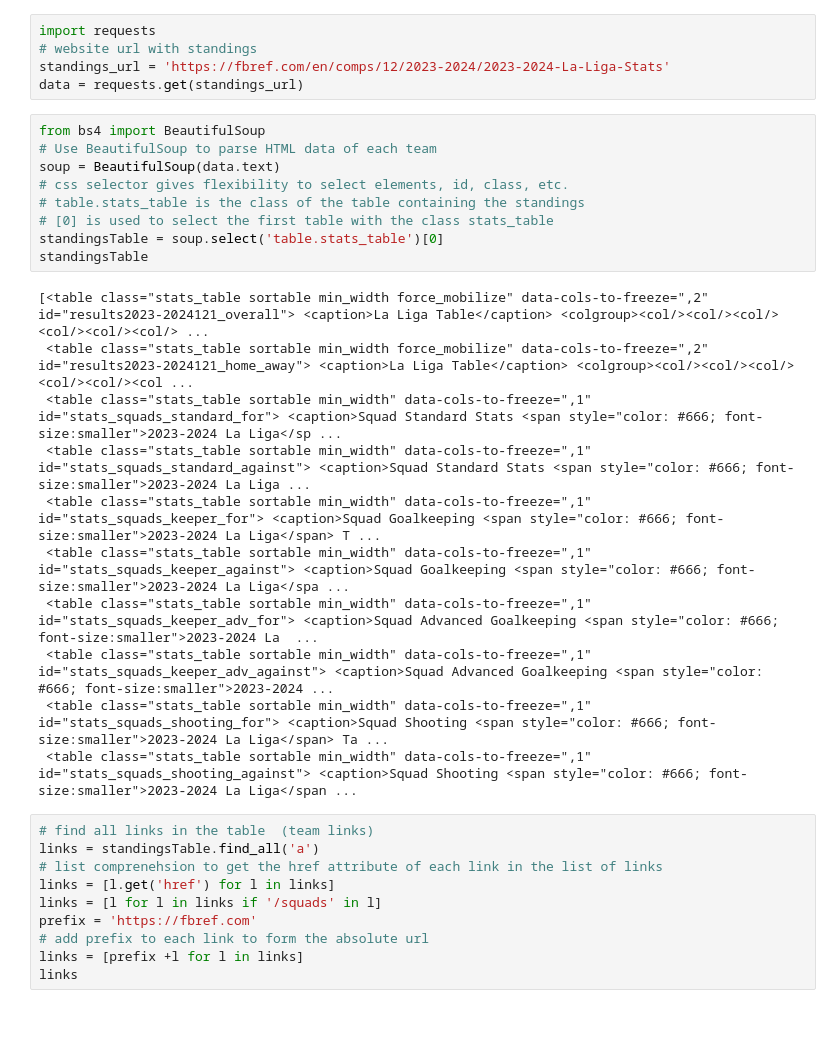
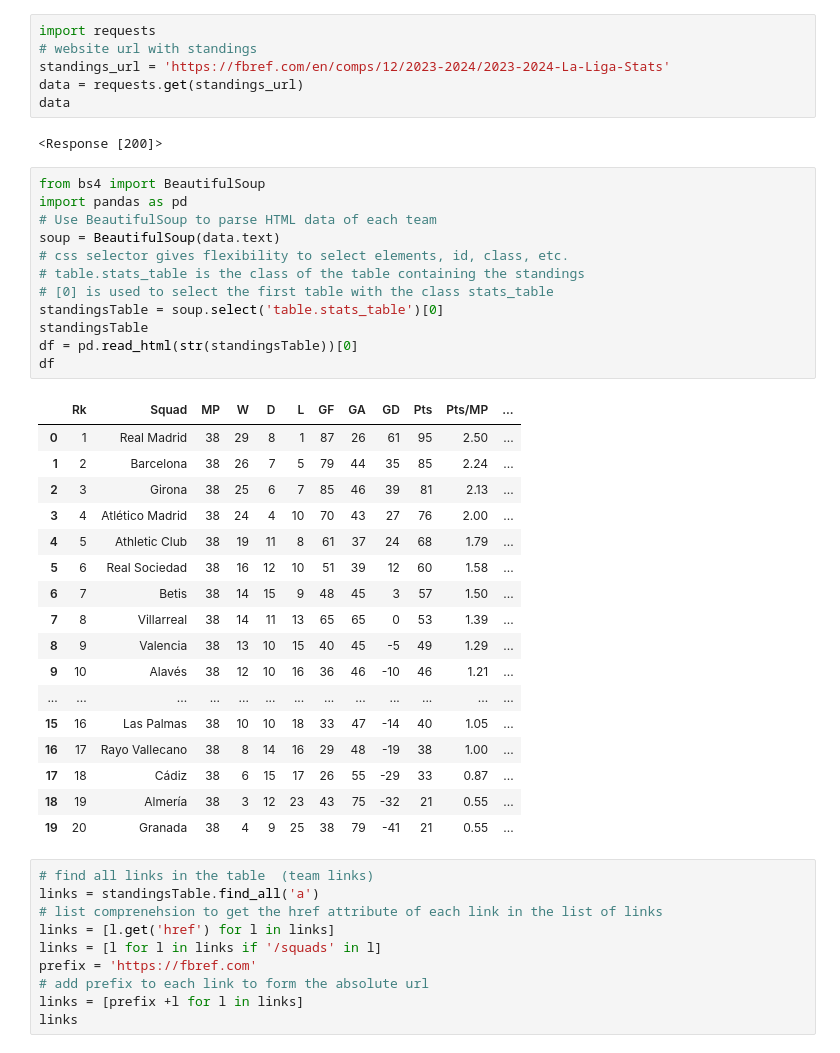
Before and after one commit to ahmadbasyouni10/crypto-stream, a Jupyter notebook: scraping.ipynb, the cells around one changed output. Drawn from its saved outputs; the diff is of its cells as text; blank space fills up the shorter version.

```diff
--- a/scraping.ipynb
+++ b/scraping.ipynb
@@ -3,26 +3,39 @@ import requests
 # website url with standings
 standings_url = 'https://fbref.com/en/comps/12/2023-2024/2023-2024-La-Liga-Stats'
 data = requests.get(standings_url)
+data
+# %% [output]
+<Response [200]>
 # %%
 from bs4 import BeautifulSoup
+import pandas as pd
 # Use BeautifulSoup to parse HTML data of each team
 soup = BeautifulSoup(data.text)
 # css selector gives flexibility to select elements, id, class, etc.
 # table.stats_table is the class of the table containing the standings
 # [0] is used to select the first table with the class stats_table
 standingsTable = soup.select('table.stats_table')[0]
 standingsTable
+df = pd.read_html(str(standingsTable))[0]
+df
 # %% [output]
-[<table class="stats_table sortable min_width force_mobilize" data-cols-to-freeze=",2" id="results2023-2024121_overall"> <caption>La Liga Table</caption> <colgroup><col/><col/><col/><col/><col/><col/> ...
- <table class="stats_table sortable min_width force_mobilize" data-cols-to-freeze=",2" id="results2023-2024121_home_away"> <caption>La Liga Table</caption> <colgroup><col/><col/><col/><col/><col/><col ...
- <table class="stats_table sortable min_width" data-cols-to-freeze=",1" id="stats_squads_standard_for"> <caption>Squad Standard Stats <span style="color: #666; font-size:smaller">2023-2024 La Liga</sp ...
- <table class="stats_table sortable min_width" data-cols-to-freeze=",1" id="stats_squads_standard_against"> <caption>Squad Standard Stats <span style="color: #666; font-size:smaller">2023-2024 La Liga ...
- <table class="stats_table sortable min_width" data-cols-to-freeze=",1" id="stats_squads_keeper_for"> <caption>Squad Goalkeeping <span style="color: #666; font-size:smaller">2023-2024 La Liga</span> T ...
- <table class="stats_table sortable min_width" data-cols-to-freeze=",1" id="stats_squads_keeper_against"> <caption>Squad Goalkeeping <span style="color: #666; font-size:smaller">2023-2024 La Liga</spa ...
- <table class="stats_table sortable min_width" data-cols-to-freeze=",1" id="stats_squads_keeper_adv_for"> <caption>Squad Advanced Goalkeeping <span style="color: #666; font-size:smaller">2023-2024 La  ...
- <table class="stats_table sortable min_width" data-cols-to-freeze=",1" id="stats_squads_keeper_adv_against"> <caption>Squad Advanced Goalkeeping <span style="color: #666; font-size:smaller">2023-2024 ...
- <table class="stats_table sortable min_width" data-cols-to-freeze=",1" id="stats_squads_shooting_for"> <caption>Squad Shooting <span style="color: #666; font-size:smaller">2023-2024 La Liga</span> Ta ...
- <table class="stats_table sortable min_width" data-cols-to-freeze=",1" id="stats_squads_shooting_against"> <caption>Squad Shooting <span style="color: #666; font-size:smaller">2023-2024 La Liga</span ...
+|  | Rk | Squad | MP | W | D | L | GF | GA | GD | Pts | Pts/MP | ... |
+| 0 | 1 | Real Madrid | 38 | 29 | 8 | 1 | 87 | 26 | 61 | 95 | 2.50 | ... |
+| 1 | 2 | Barcelona | 38 | 26 | 7 | 5 | 79 | 44 | 35 | 85 | 2.24 | ... |
+| 2 | 3 | Girona | 38 | 25 | 6 | 7 | 85 | 46 | 39 | 81 | 2.13 | ... |
+| 3 | 4 | Atlético Madrid | 38 | 24 | 4 | 10 | 70 | 43 | 27 | 76 | 2.00 | ... |
+| 4 | 5 | Athletic Club | 38 | 19 | 11 | 8 | 61 | 37 | 24 | 68 | 1.79 | ... |
+| 5 | 6 | Real Sociedad | 38 | 16 | 12 | 10 | 51 | 39 | 12 | 60 | 1.58 | ... |
+| 6 | 7 | Betis | 38 | 14 | 15 | 9 | 48 | 45 | 3 | 57 | 1.50 | ... |
+| 7 | 8 | Villarreal | 38 | 14 | 11 | 13 | 65 | 65 | 0 | 53 | 1.39 | ... |
+| 8 | 9 | Valencia | 38 | 13 | 10 | 15 | 40 | 45 | -5 | 49 | 1.29 | ... |
+| 9 | 10 | Alavés | 38 | 12 | 10 | 16 | 36 | 46 | -10 | 46 | 1.21 | ... |
+| ... | ... | ... | ... | ... | ... | ... | ... | ... | ... | ... | ... | ... |
+| 15 | 16 | Las Palmas | 38 | 10 | 10 | 18 | 33 | 47 | -14 | 40 | 1.05 | ... |
+| 16 | 17 | Rayo Vallecano | 38 | 8 | 14 | 16 | 29 | 48 | -19 | 38 | 1.00 | ... |
+| 17 | 18 | Cádiz | 38 | 6 | 15 | 17 | 26 | 55 | -29 | 33 | 0.87 | ... |
+| 18 | 19 | Almería | 38 | 3 | 12 | 23 | 43 | 75 | -32 | 21 | 0.55 | ... |
+| 19 | 20 | Granada | 38 | 4 | 9 | 25 | 38 | 79 | -41 | 21 | 0.55 | ... |
 # %%
 # find all links in the table  (team links)
 links = standingsTable.find_all('a')
```
Also changed, not shown: parts of 9 cells of this notebook.
